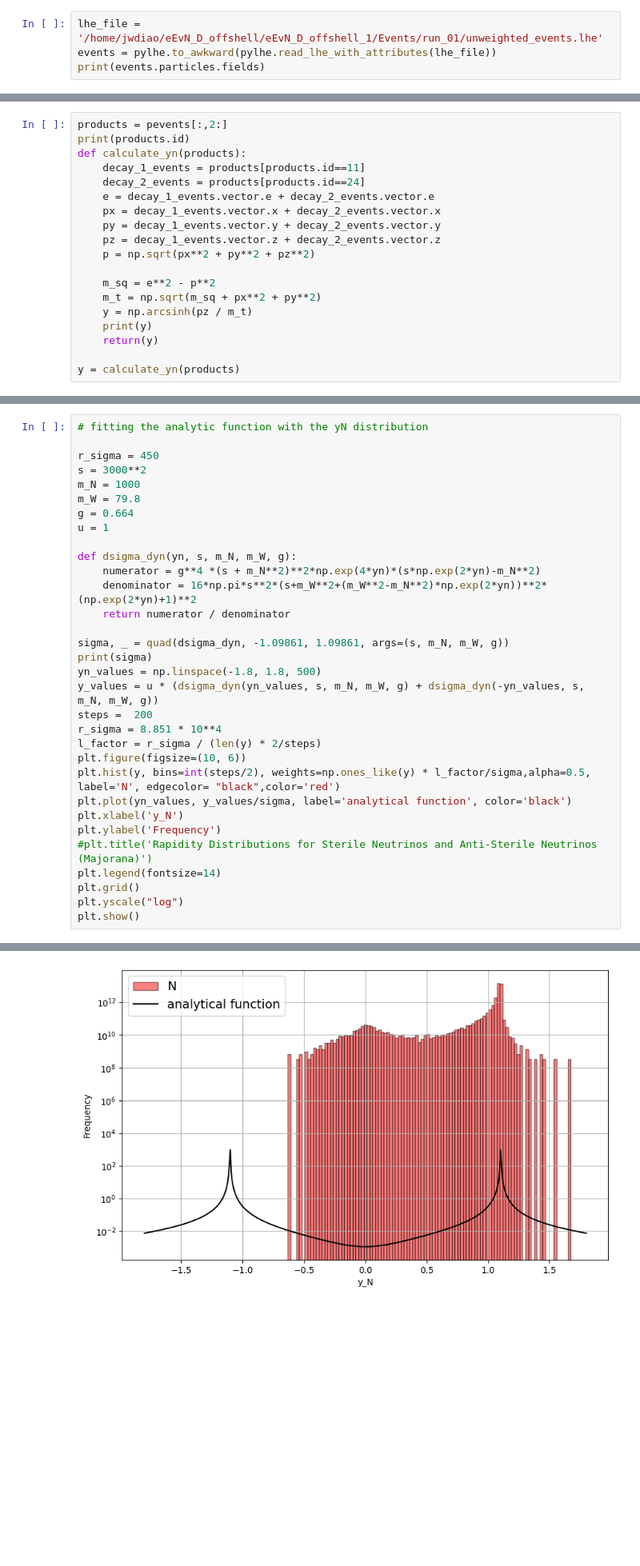
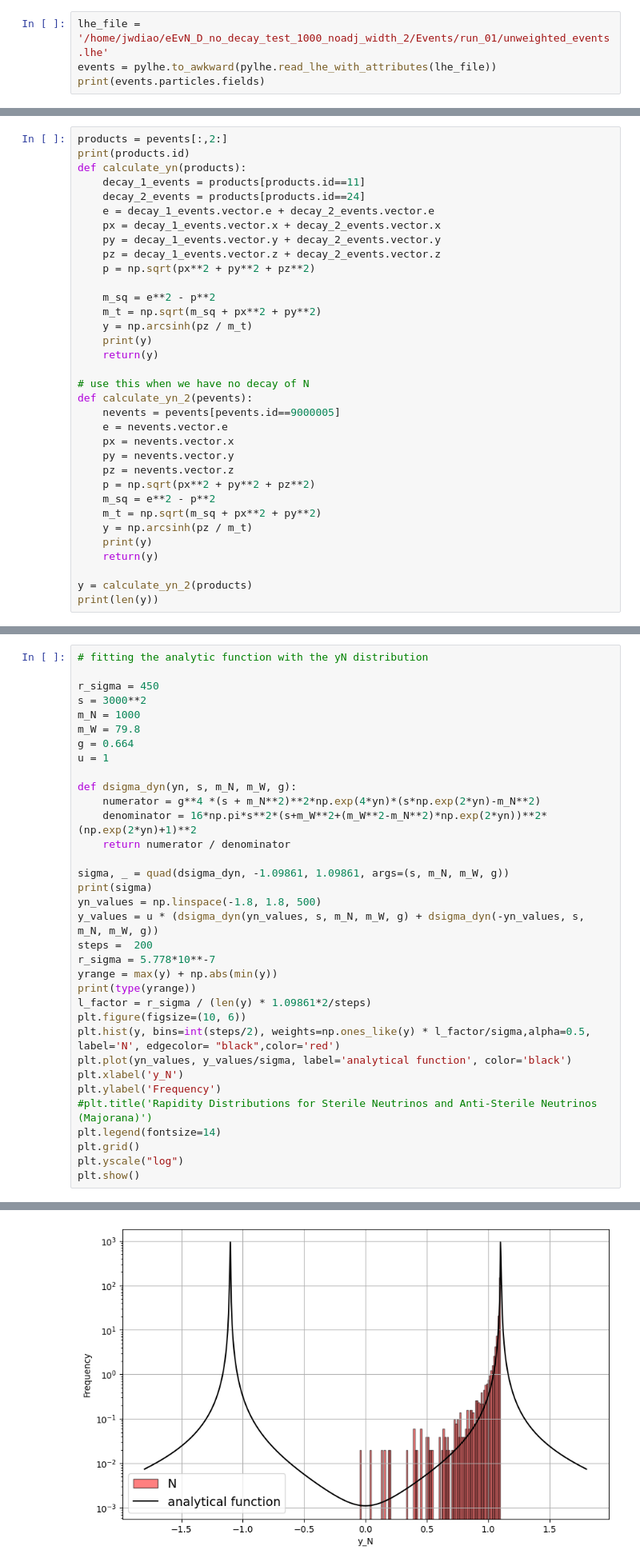
Before and after one commit to JunwenDiao/INTURN-24-2, a Jupyter notebook: neutrino_analysis_v2.ipynb, the cells around one changed output, grey strips where cells are left out. Shown: that part at 80% size. Cells and saved outputs as stored; diff of their text form; blank space fills up the shorter version.

Commit message:
updated a function (calculate_yn_2) to hancle non decay case (the original function handles only the decay case)

```diff
--- a/neutrino_analysis_v2.ipynb
+++ b/neutrino_analysis_v2.ipynb
@@ -11,7 +11,7 @@ import matplotlib.pyplot as plt
 
 from scipy.integrate import quad
 # %%
-lhe_file = '/home/jwdiao/eEvN_D_offshell/eEvN_D_offshell_1/Events/run_01/unweighted_events.lhe'
+lhe_file = '/home/jwdiao/eEvN_D_no_decay_test_1000_noadj_width_2/Events/run_01/unweighted_events.lhe'
 events = pylhe.to_awkward(pylhe.read_lhe_with_attributes(lhe_file))
 print(events.particles.fields)
 # %% [output]
@@ -56,5 +56,20 @@ def calculate_yn(products):
     print(y)
     return(y)
 
-y = calculate_yn(products)
+# use this when we have no decay of N
+def calculate_yn_2(pevents):
+    nevents = pevents[pevents.id==9000005]
+    e = nevents.vector.e
+    px = nevents.vector.x
+    py = nevents.vector.y
+    pz = nevents.vector.z
+    p = np.sqrt(px**2 + py**2 + pz**2)
+    m_sq = e**2 - p**2
+    m_t = np.sqrt(m_sq + px**2 + py**2)
+    y = np.arcsinh(pz / m_t)
+    print(y)
+    return(y)
+
+y = calculate_yn_2(products)
+print(len(y))
 # %% [output]
@@ -93,8 +111,10 @@ print(sigma)
 yn_values = np.linspace(-1.8, 1.8, 500)
 y_values = u * (dsigma_dyn(yn_values, s, m_N, m_W, g) + dsigma_dyn(-yn_values, s, m_N, m_W, g))
 steps =  200
-r_sigma = 8.851 * 10**4
-l_factor = r_sigma / (len(y) * 2/steps)
+r_sigma = 5.778*10**-7
+yrange = max(y) + np.abs(min(y))
+print(type(yrange))
+l_factor = r_sigma / (len(y) * 1.09861*2/steps)
 plt.figure(figsize=(10, 6))
 plt.hist(y, bins=int(steps/2), weights=np.ones_like(y) * l_factor/sigma,alpha=0.5, label='N', edgecolor= "black",color='red')
 plt.plot(yn_values, y_values/sigma, label='analytical function', color='black')
@@ -110 +131 @@ plt.show()
-[figure, old version]
+[figure, new version]
```
Also changed, not shown: parts of 11 cells of this notebook.
